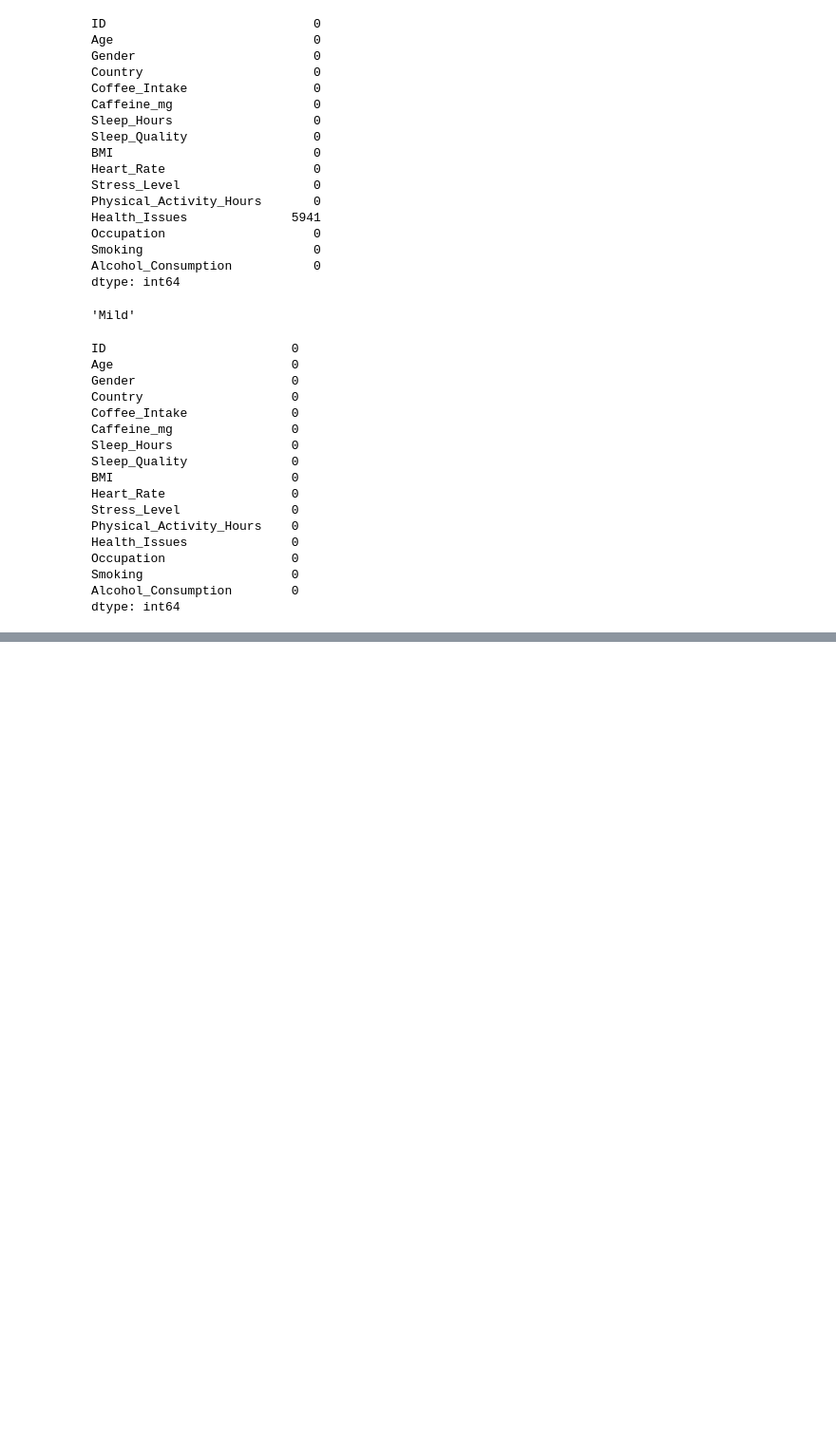
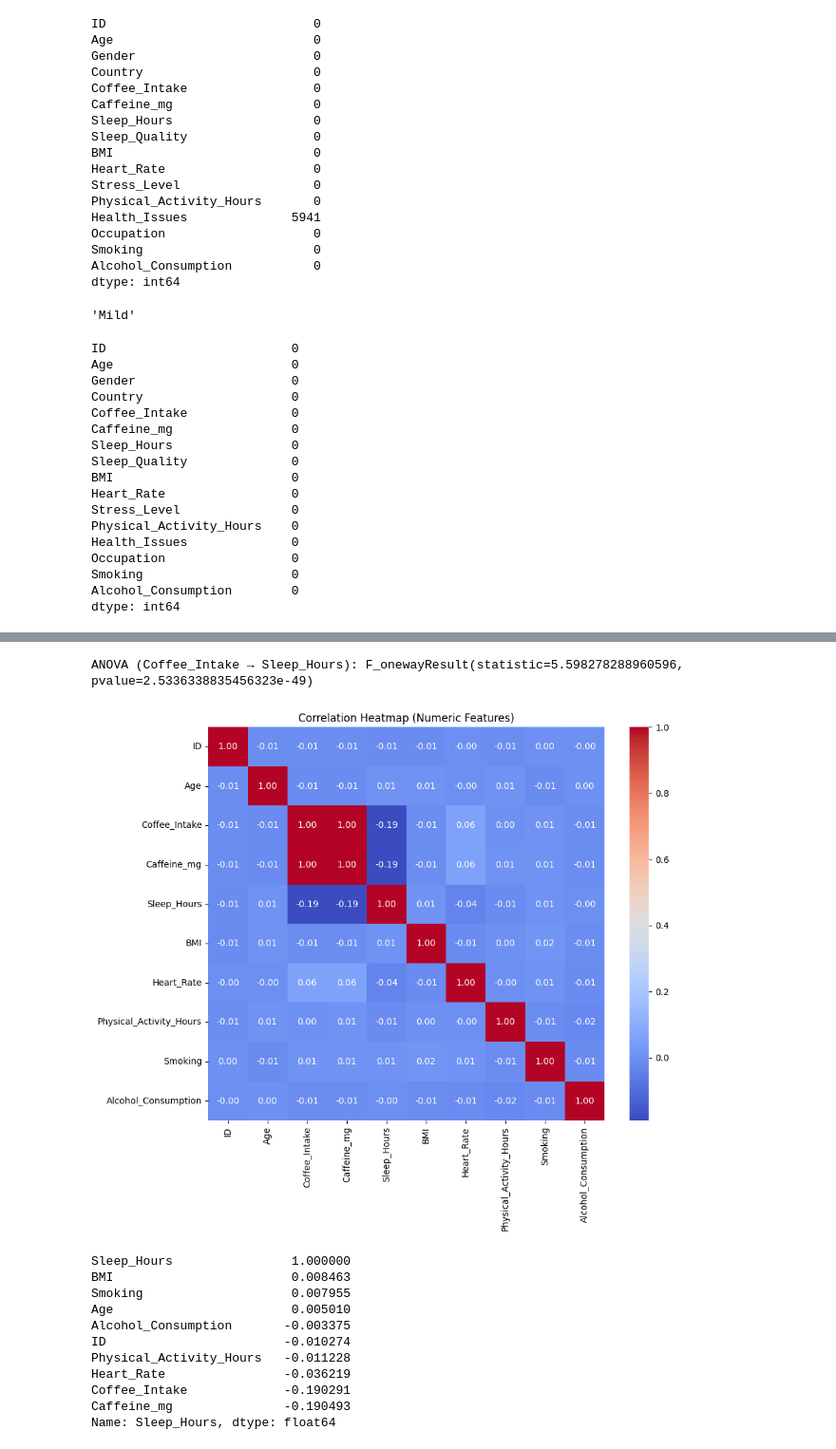
Before and after one commit to arshadziban/Data-Analysis-With-Python, a Jupyter notebook: Global Coffee Health Data Aanalysis/coffee_data_anaysis.ipynb, the cells around one changed output, grey strips where cells are left out. Shown at 95% size. Drawn from its saved outputs; the diff is of its cells as text; code cells hidden in the pictures; blank space fills up the shorter version.

```diff
--- a/Global Coffee Health Data Aanalysis/coffee_data_anaysis.ipynb
+++ b/Global Coffee Health Data Aanalysis/coffee_data_anaysis.ipynb
@@ -85,0 +100,28 @@ dtype: int64
+# %%
+# Statistical test (ANOVA)
+anova = stats.f_oneway(
+    *[df[df["Coffee_Intake"] == i]["Sleep_Hours"].dropna() for i in df["Coffee_Intake"].unique()]
+)
+print("ANOVA (Coffee_Intake → Sleep_Hours):", anova)
+# %% [output]
+ANOVA (Coffee_Intake → Sleep_Hours): F_onewayResult(statistic=5.598278288960596, pvalue=2.5336338835456323e-49)
+# %%
+plt.figure(figsize=(10,8))
+sns.heatmap(df.corr(numeric_only=True), annot=True, cmap="coolwarm", fmt=".2f")
+plt.title("Correlation Heatmap (Numeric Features)")
+plt.show()
+
+print(df.corr(numeric_only=True)["Sleep_Hours"].sort_values(ascending=False))
+# %% [output]
+[figure, added]
+Sleep_Hours                1.000000
+BMI                        0.008463
+Smoking                    0.007955
+Age                        0.005010
+Alcohol_Consumption       -0.003375
+ID                        -0.010274
+Physical_Activity_Hours   -0.011228
+Heart_Rate                -0.036219
+Coffee_Intake             -0.190291
+Caffeine_mg               -0.190493
+Name: Sleep_Hours, dtype: float64
```
Also changed, not shown: parts of 2 cells of this notebook, 1 other file.
